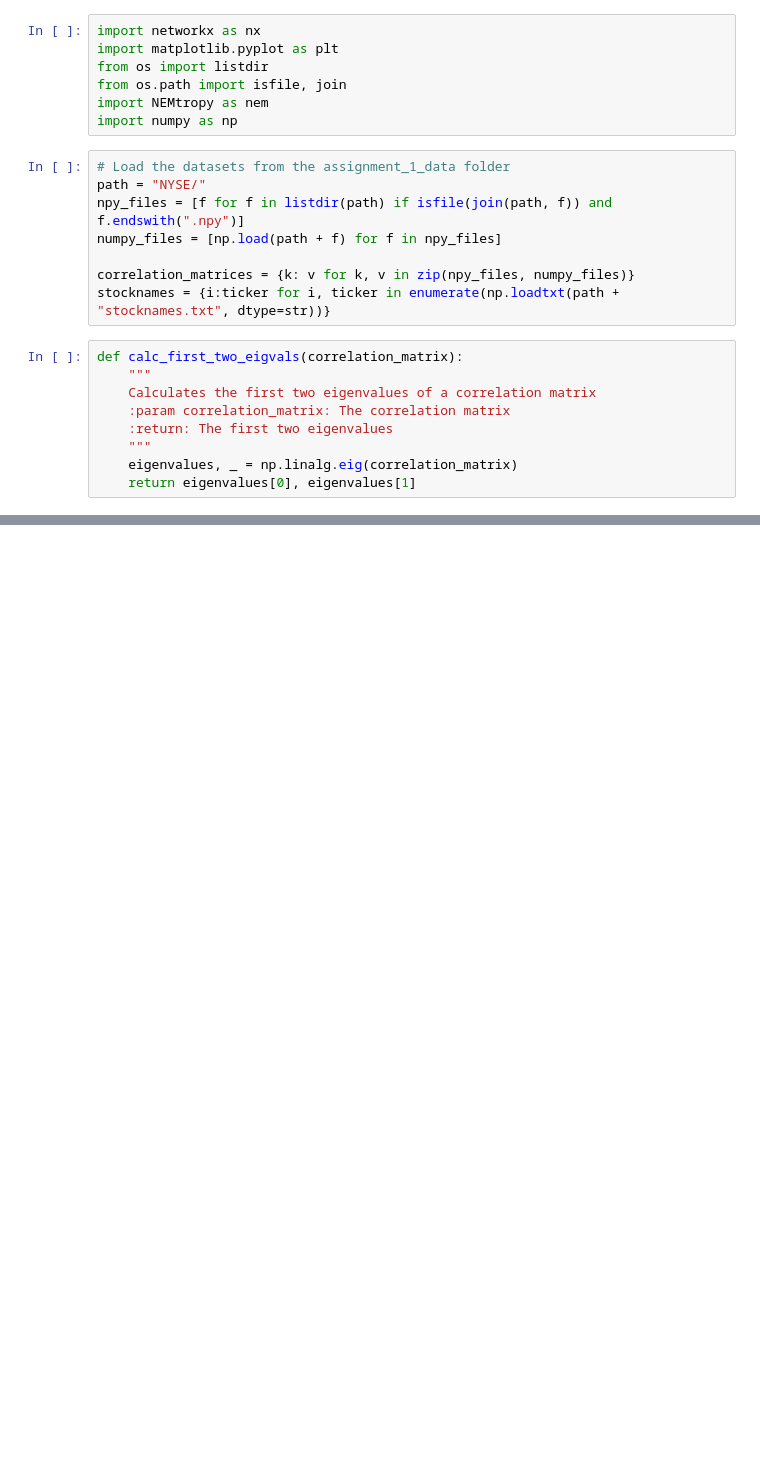
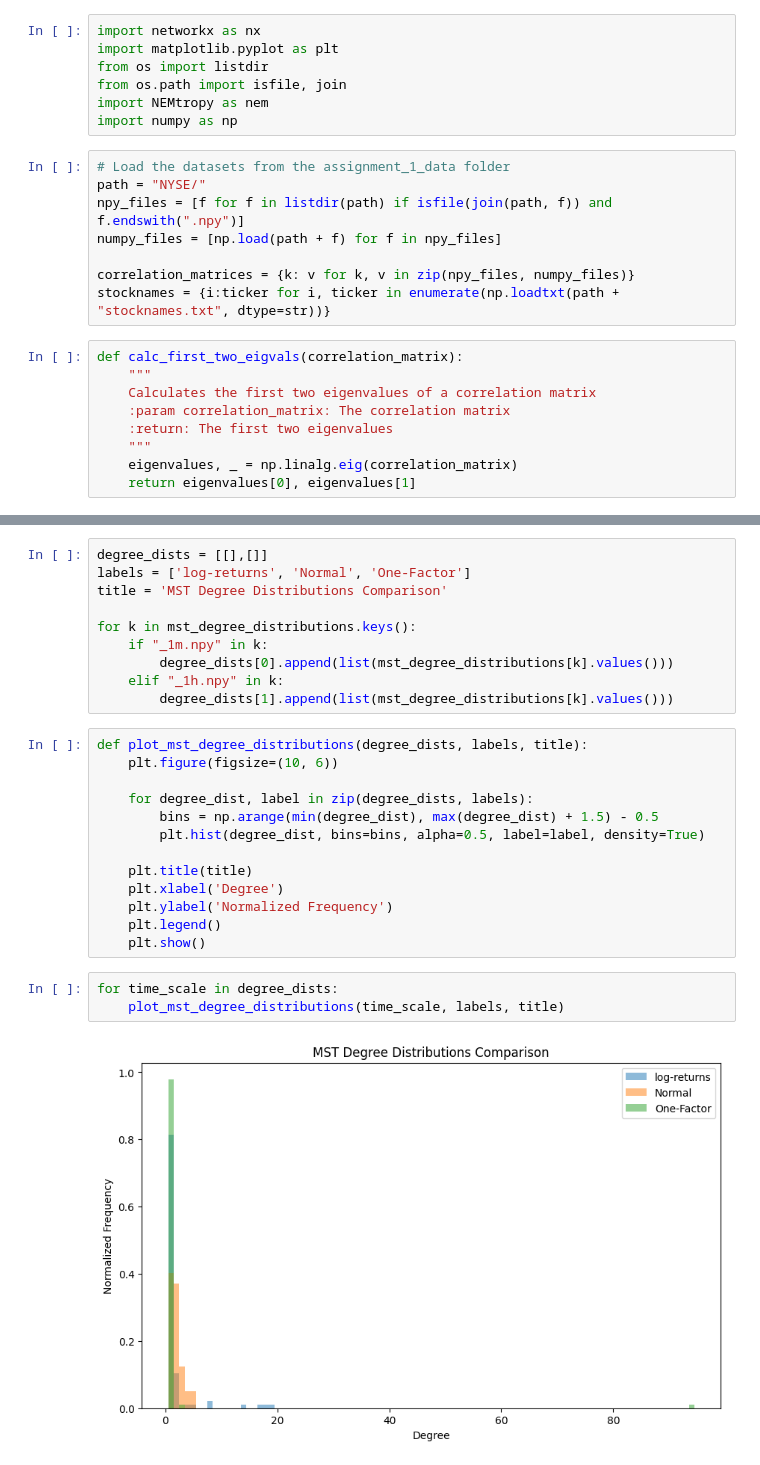
Before and after one commit to paolovic/NetworkScience, a Jupyter notebook: Assignment 3/2 Stock correlations/main.ipynb, the cells around one changed output, grey strips where cells are left out. Saved outputs shown, nothing was run; the diff lists cells and outputs as text; blank space fills up the shorter version.

```diff
--- a/Assignment 3/2 Stock correlations/main.ipynb
+++ b/Assignment 3/2 Stock correlations/main.ipynb
@@ -79,0 +134,28 @@ Degree distribution for cormat_onefactor_1m.npy: {0: 1, 1: 1, 2: 1, 3: 1, 4: 1,
+# %%
+degree_dists = [[],[]]
+labels = ['log-returns', 'Normal', 'One-Factor']
+title = 'MST Degree Distributions Comparison'
+
+for k in mst_degree_distributions.keys():
+    if "_1m.npy" in k:
+        degree_dists[0].append(list(mst_degree_distributions[k].values()))
+    elif "_1h.npy" in k:
+        degree_dists[1].append(list(mst_degree_distributions[k].values()))
+# %%
+def plot_mst_degree_distributions(degree_dists, labels, title):
+    plt.figure(figsize=(10, 6))
+
+    for degree_dist, label in zip(degree_dists, labels):
+        bins = np.arange(min(degree_dist), max(degree_dist) + 1.5) - 0.5
+        plt.hist(degree_dist, bins=bins, alpha=0.5, label=label, density=True)
+
+    plt.title(title)
+    plt.xlabel('Degree')
+    plt.ylabel('Normalized Frequency')
+    plt.legend()
+    plt.show()
+# %%
+for time_scale in degree_dists:
+    plot_mst_degree_distributions(time_scale, labels, title)
+# %% [output]
+[figure, added]
```
Also changed, not shown: parts of 11 cells of this notebook, 5 other files.
